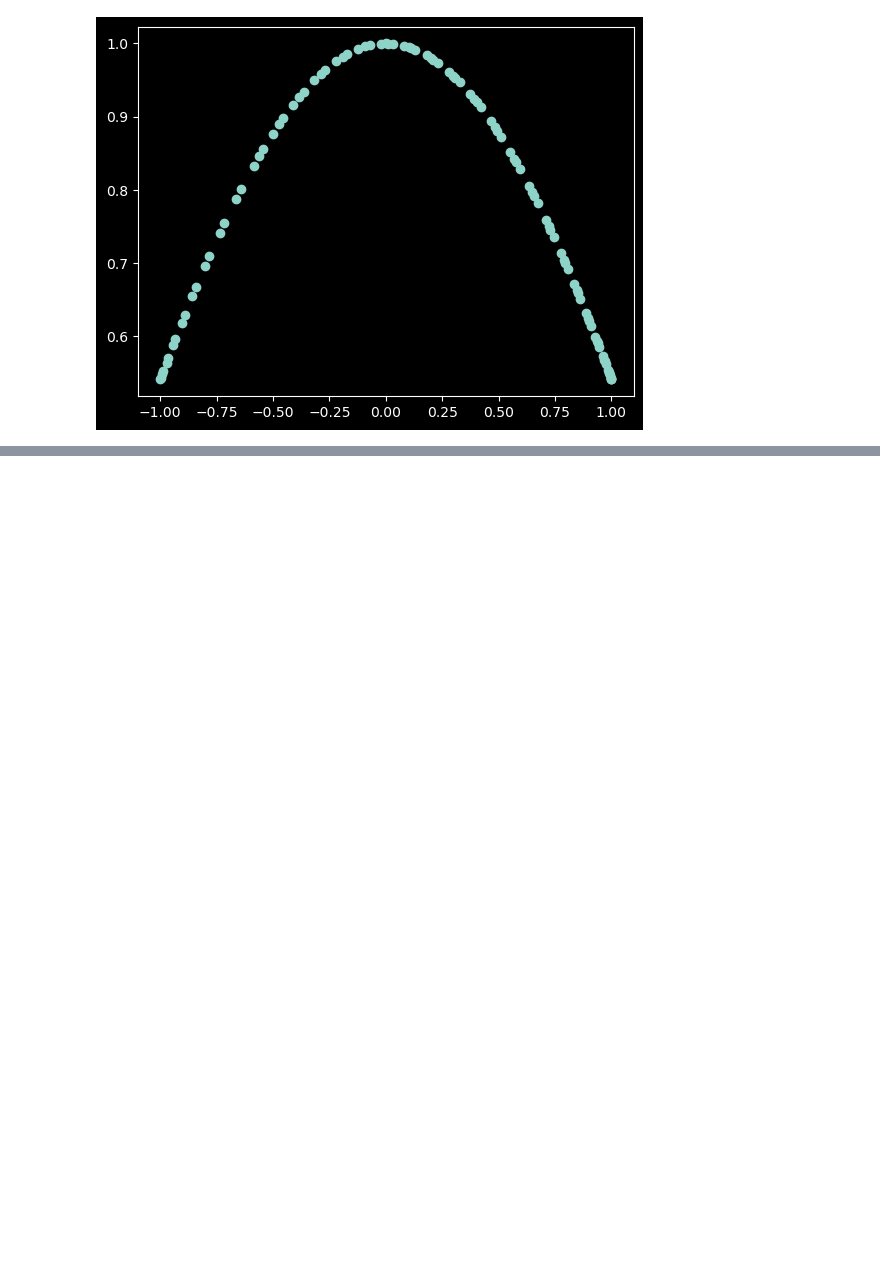
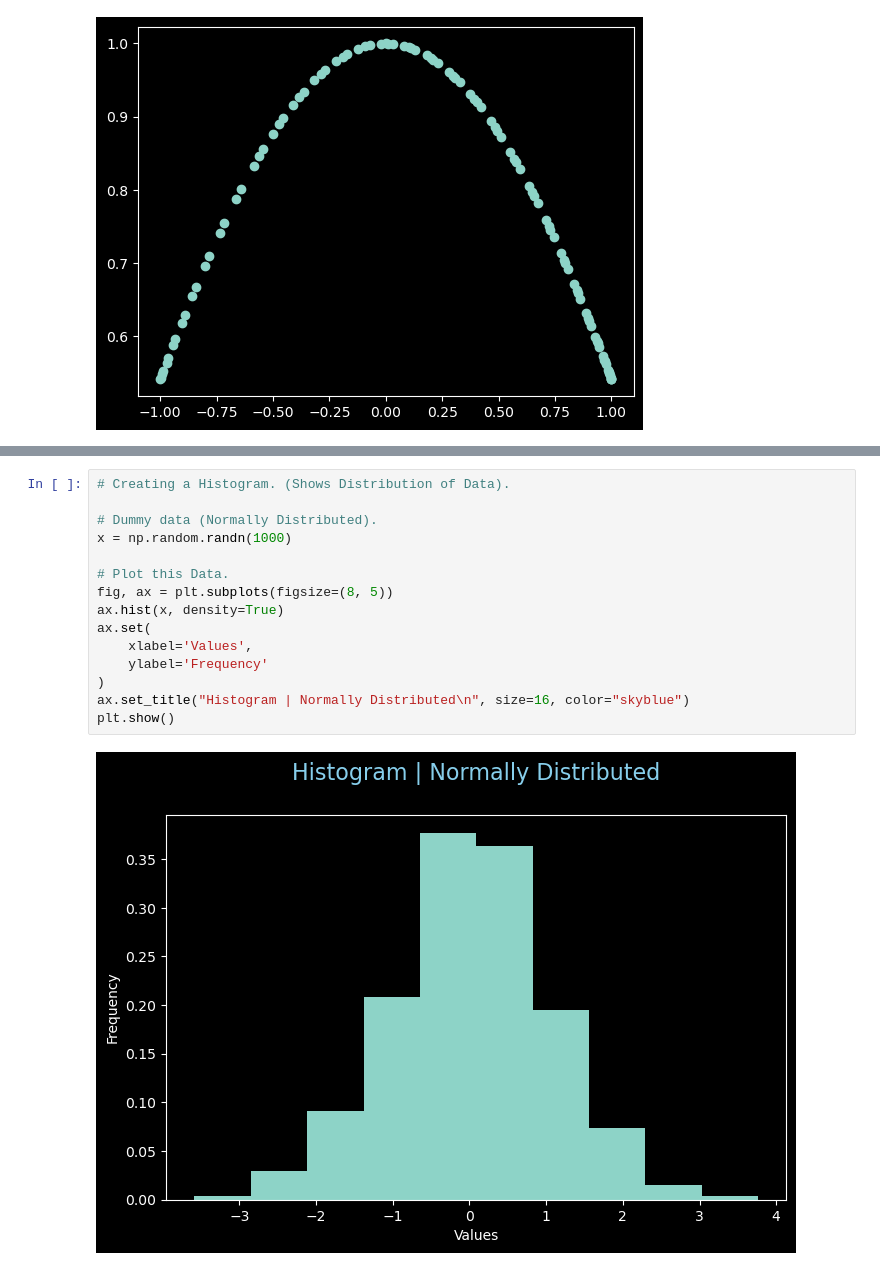
Before and after one commit to DarkDk123/ZTM-ML-Data-Science, a Jupyter notebook: 6. Matplotlib : Visualizing Data/Matplotlib_Intro.ipynb, the cells around one changed output, grey strips where cells are left out. Cells and saved outputs as stored; diff of their text form; blank space fills up the shorter version.

Commit message:
Histograms | Subplots (multiple Axes)

```diff
--- a/6. Matplotlib : Visualizing Data/Matplotlib_Intro.ipynb
+++ b/6. Matplotlib : Visualizing Data/Matplotlib_Intro.ipynb
@@ -252,2 +254,19 @@ plt.show()
 # %% [output]
 [figure]
+# %%
+# Creating a Histogram. (Shows Distribution of Data).
+
+# Dummy data (Normally Distributed).
+x = np.random.randn(1000)
+
+# Plot this Data.
+fig, ax = plt.subplots(figsize=(8, 5))
+ax.hist(x, density=True)
+ax.set(
+    xlabel='Values',
+    ylabel='Frequency'
+)
+ax.set_title("Histogram | Normally Distributed\n", size=16, color="skyblue")
+plt.show()
+# %% [output]
+[figure, added]
```
Also changed, not shown: parts of 9 cells of this notebook.
